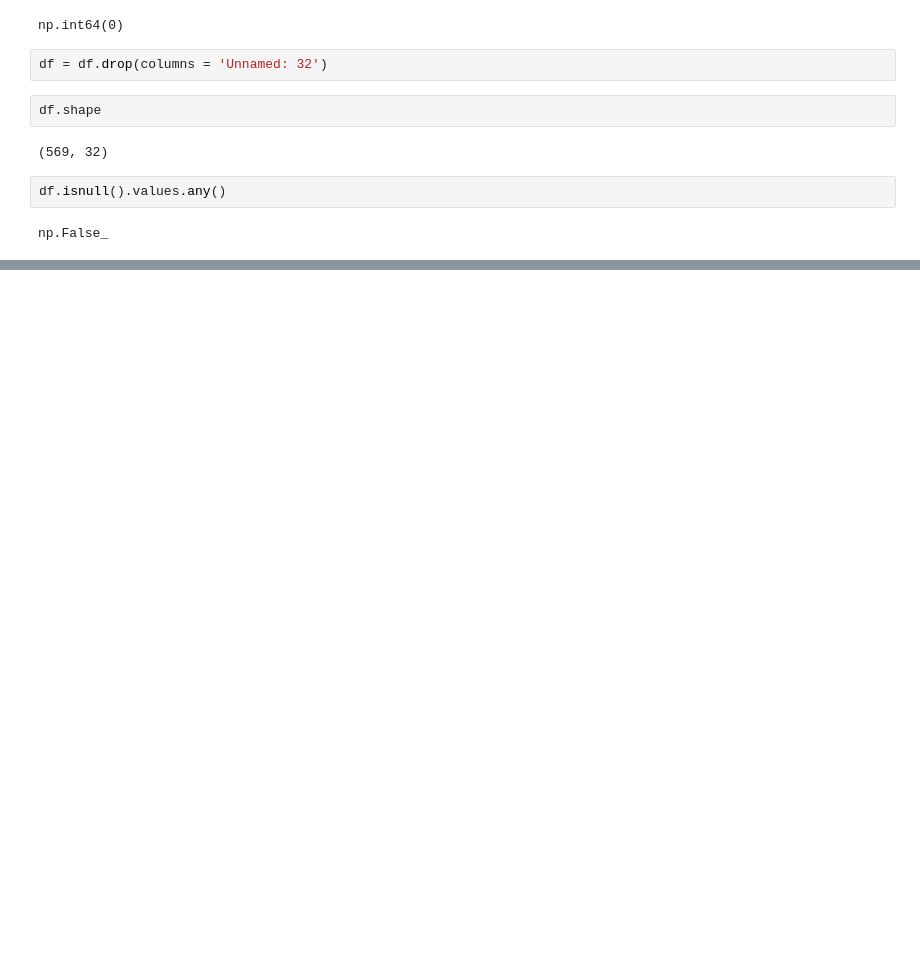
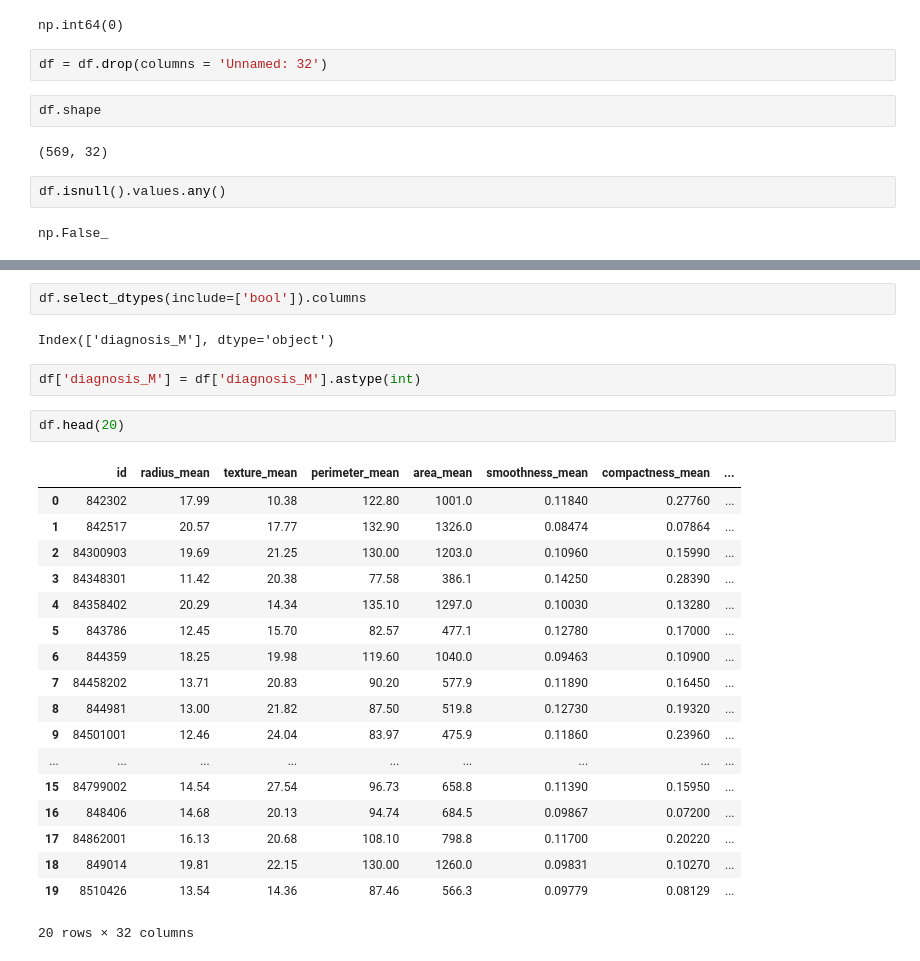
Before and after one commit to islamnafi/breast-cancer-classification, a Jupyter notebook: breast_cancer_classification.ipynb, the cells around one changed output, grey strips where cells are left out. Drawn from its saved outputs; the diff is of its cells as text; blank space fills up the shorter version.

```diff
--- a/breast_cancer_classification.ipynb
+++ b/breast_cancer_classification.ipynb
@@ -107,0 +128,27 @@ np.False_
+# %%
+df.select_dtypes(include=['bool']).columns
+# %% [output]
+Index(['diagnosis_M'], dtype='object')
+# %%
+df['diagnosis_M'] = df['diagnosis_M'].astype(int)
+# %%
+df.head(20)
+# %% [output]
+|  | id | radius_mean | texture_mean | perimeter_mean | area_mean | smoothness_mean | compactness_mean | ... |
+| 0 | 842302 | 17.99 | 10.38 | 122.80 | 1001.0 | 0.11840 | 0.27760 | ... |
+| 1 | 842517 | 20.57 | 17.77 | 132.90 | 1326.0 | 0.08474 | 0.07864 | ... |
+| 2 | 84300903 | 19.69 | 21.25 | 130.00 | 1203.0 | 0.10960 | 0.15990 | ... |
+| 3 | 84348301 | 11.42 | 20.38 | 77.58 | 386.1 | 0.14250 | 0.28390 | ... |
+| 4 | 84358402 | 20.29 | 14.34 | 135.10 | 1297.0 | 0.10030 | 0.13280 | ... |
+| 5 | 843786 | 12.45 | 15.70 | 82.57 | 477.1 | 0.12780 | 0.17000 | ... |
+| 6 | 844359 | 18.25 | 19.98 | 119.60 | 1040.0 | 0.09463 | 0.10900 | ... |
+| 7 | 84458202 | 13.71 | 20.83 | 90.20 | 577.9 | 0.11890 | 0.16450 | ... |
+| 8 | 844981 | 13.00 | 21.82 | 87.50 | 519.8 | 0.12730 | 0.19320 | ... |
+| 9 | 84501001 | 12.46 | 24.04 | 83.97 | 475.9 | 0.11860 | 0.23960 | ... |
+| ... | ... | ... | ... | ... | ... | ... | ... | ... |
+| 15 | 84799002 | 14.54 | 27.54 | 96.73 | 658.8 | 0.11390 | 0.15950 | ... |
+| 16 | 848406 | 14.68 | 20.13 | 94.74 | 684.5 | 0.09867 | 0.07200 | ... |
+| 17 | 84862001 | 16.13 | 20.68 | 108.10 | 798.8 | 0.11700 | 0.20220 | ... |
+| 18 | 849014 | 19.81 | 22.15 | 130.00 | 1260.0 | 0.09831 | 0.10270 | ... |
+| 19 | 8510426 | 13.54 | 14.36 | 87.46 | 566.3 | 0.09779 | 0.08129 | ... |
+20 rows × 32 columns
```
Also changed, not shown: parts of 7 cells of this notebook.
